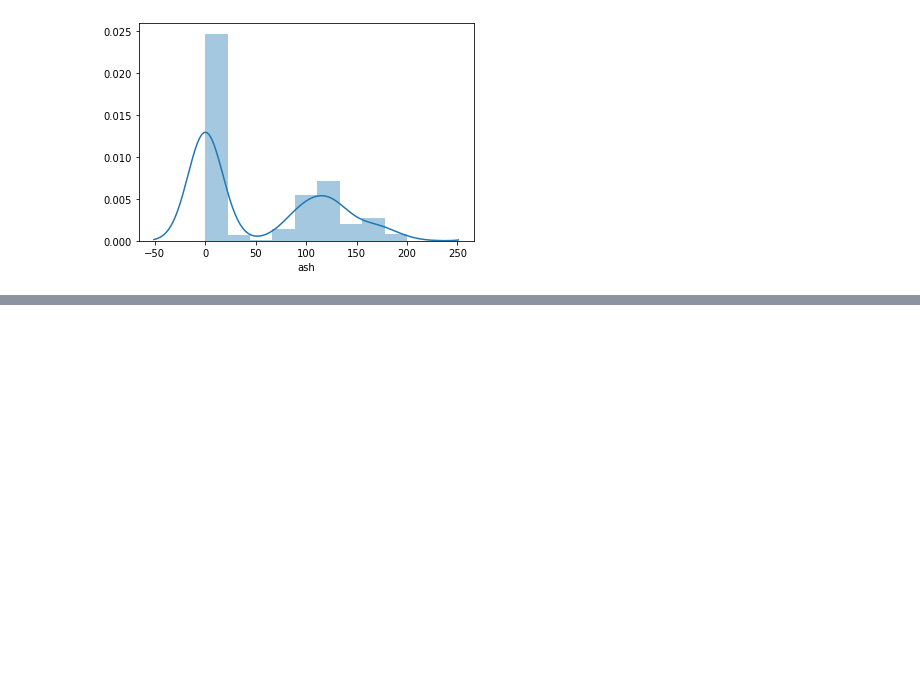
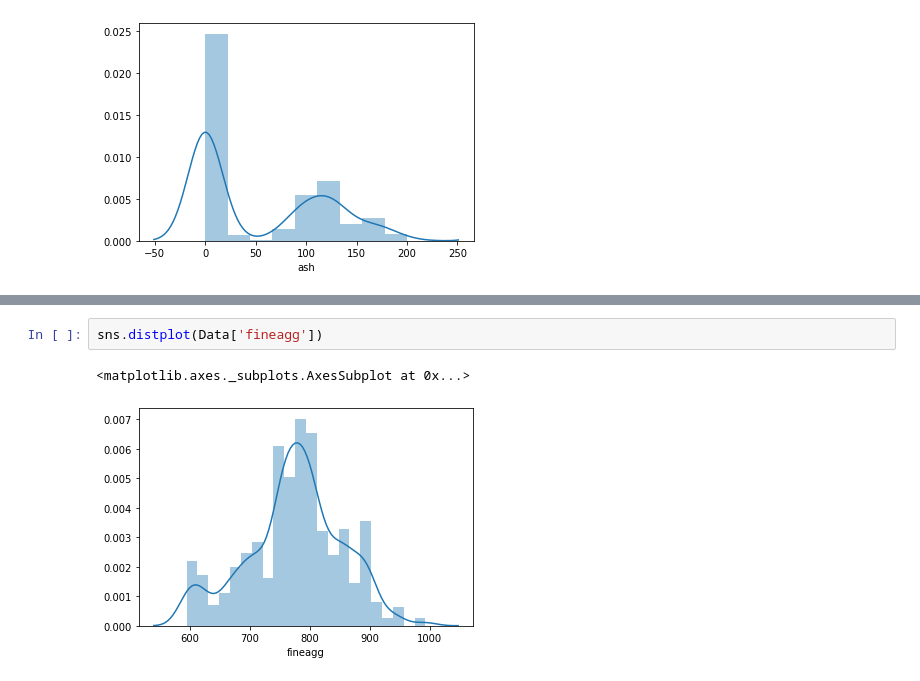
Before and after one commit to GreatLearningAIML1/gl-pgp-aiml-uta-intl-mar20-veenaneshwari, a Jupyter notebook: June19/ConcreteStrengthPrediction.ipynb, the cells around one changed output, grey strips where cells are left out. Drawn from its saved outputs; the diff is of its cells as text; blank space fills up the shorter version.

```diff
--- a/June19/ConcreteStrengthPrediction.ipynb
+++ b/June19/ConcreteStrengthPrediction.ipynb
@@ -85,0 +102,5 @@ sns.distplot(Data['ash'])
+# %%
+sns.distplot(Data['fineagg'])
+# %% [output]
+<matplotlib.axes._subplots.AxesSubplot at 0x...>
+[figure, added]
```
Also changed, not shown: parts of 10 cells of this notebook, 1 other file.
